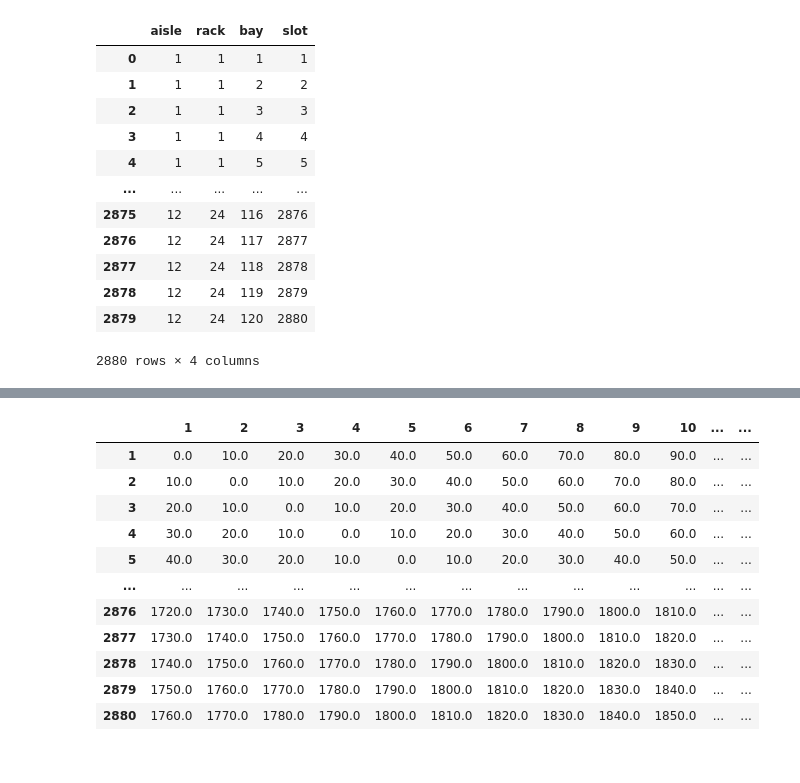
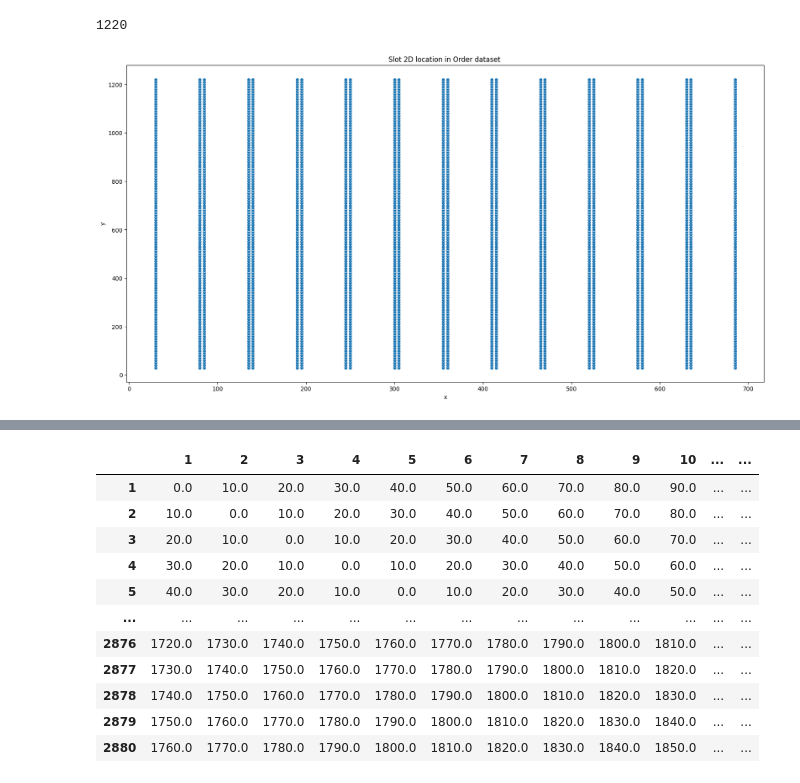
Before and after one commit to GritGlass/AI-portfolio, a Jupyter notebook: order_batch_picking/src/Distance_Matrix_Prep.ipynb, the cells around one changed output, grey strips where cells are left out. Saved outputs shown, nothing was run; the diff lists cells and outputs as text; code cells hidden in the pictures.

```diff
--- a/order_batch_picking/src/Distance_Matrix_Prep.ipynb
+++ b/order_batch_picking/src/Distance_Matrix_Prep.ipynb
@@ -39,7 +41,17 @@ Slot = [1,2880]
 Aisle 간격 = 50
 Rack 길이 = 1200
 Bay 길이 = 10
+
+시작 위치 = (30,30)
+
 '''
+start=30
+
+max_bay_num   = 120
+rack_width = 5
+aisle_interval = 50
+bay_length     = 10
+
 rack_num=list(range(1,25))
 bay_num=list(range(1,121))
 
@@ -54,21 +66,49 @@ for rack in rack_num:
 matrix=pd.DataFrame(rack_bay_slot,columns=['rack','bay','slot'])
 matrix['aisle']=matrix['rack'].apply(lambda x: math.ceil(x/2))
 matrix=matrix[['aisle','rack','bay','slot']]
-matrix
+
+#aisle별로 rack이 홀수면 aisle*50, 짝수면 홀수값+50, 다음 aisle 홀수 rack 이전값+rack 넓이, 짝수면 이전 홀수값+50
+aisle_range=list(range(1,13))
+
+X=[]
+for aisle in aisle_range:
+    for rack in rack_num:
+        mat=matrix[(matrix['aisle']==aisle)&(matrix['rack']==rack)]
+        if (aisle==1)&(rack==1):
+            X+=[start]*len(mat)
+        elif (aisle==1)&(rack==2):
+            X+=[X[-1]+aisle_interval]*len(mat)
+        else:
+            if (rack%2)!=0:
+                X+=[X[-1]+rack_width]*len(mat)
+            else:
+                X+=[X[-1]+aisle_interval]*len(mat)
+
+Y=[]
+for aisle in aisle_range:
+    for rack in rack_num:
+        for bay in bay_num:
+            mat=matrix[(matrix['aisle']==aisle)&(matrix['rack']==rack)&(matrix['bay']==bay)]
+            if bay==1:
+                y_coord=start
+            else:
+                y_coord=start+((bay-1)*bay_length)
+            Y+=[y_coord]*len(mat)
+
+matrix['x']=X
+matrix['y']=Y
-# %% [output]
-|  | aisle | rack | bay | slot |
-| 0 | 1 | 1 | 1 | 1 |
-| 1 | 1 | 1 | 2 | 2 |
-| 2 | 1 | 1 | 3 | 3 |
-| 3 | 1 | 1 | 4 | 4 |
-| 4 | 1 | 1 | 5 | 5 |
-| ... | ... | ... | ... | ... |
-| 2875 | 12 | 24 | 116 | 2876 |
-| 2876 | 12 | 24 | 117 | 2877 |
-| 2877 | 12 | 24 | 118 | 2878 |
-| 2878 | 12 | 24 | 119 | 2879 |
-| 2879 | 12 | 24 | 120 | 2880 |
-2880 rows × 4 columns
+# %%
+np.max(matrix['y'])
+# %% [output]
+1220
+# %%
+plt.figure(figsize=(20,10))
+sns.scatterplot(data=matrix,x='x',y='y')
+plt.title('Slot 2D location in Order dataset')
+plt.show()
+plt.close()
+# %% [output]
+[figure, added]
 # %%
 #pandas로 matrix 만들기 -> 속도가 너무 느림
 
```
Also changed, not shown: parts of 5 cells of this notebook.
